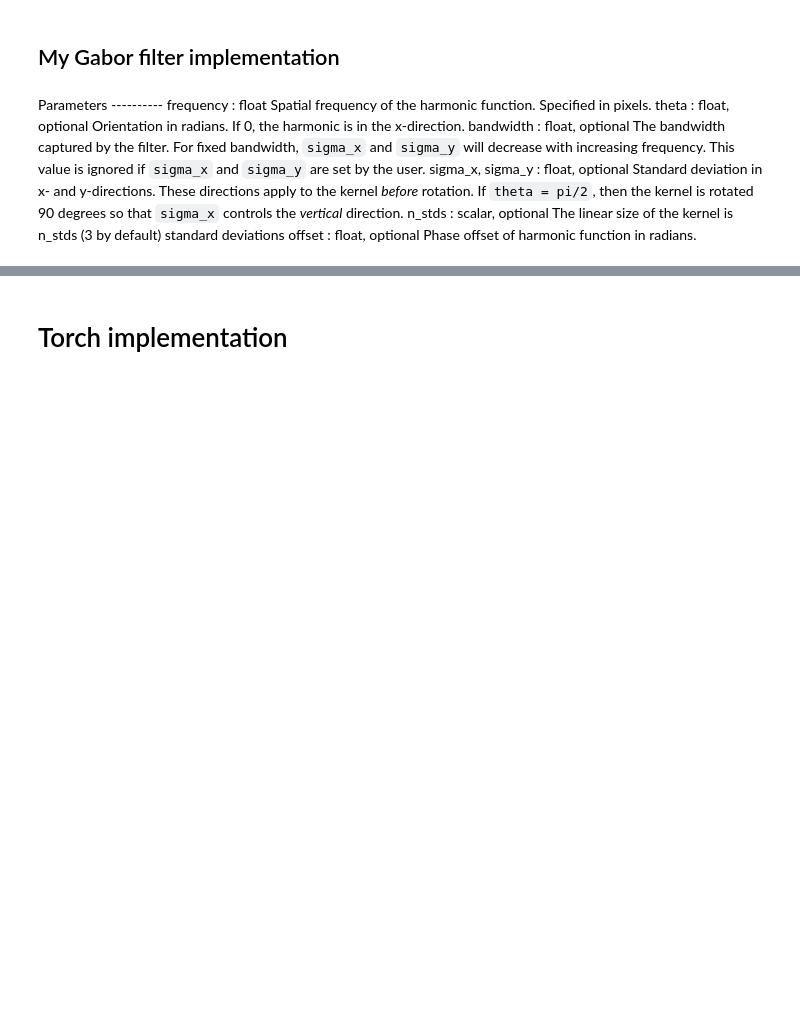
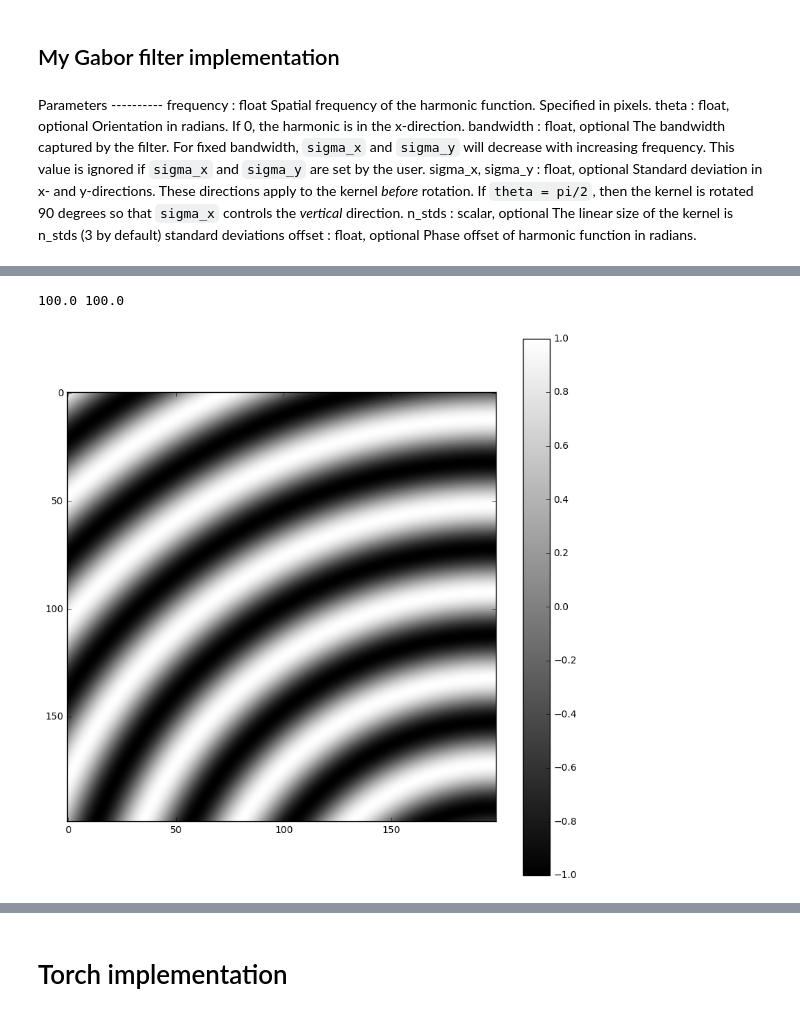
Before and after one commit to iKintosh/GaborNet, a Jupyter notebook: GaborFilter and GaborNet implementation .ipynb, the cells around one changed output, grey strips where cells are left out. Cells and saved outputs as stored; diff of their text form; code cells hidden in the pictures; blank space fills up the shorter version.

```diff
--- a/GaborFilter and GaborNet implementation .ipynb
+++ b/GaborFilter and GaborNet implementation .ipynb
@@ -110,0 +142,9 @@ io.show()
+# %%
+gkm = myGaborKernelCurve(frequency=5/200, sigma_x = 20, sigma_y = 20, theta=np.pi + np.pi/6, size = 200, psi=np.pi, r0 = 1*200)
+plt.figure(figsize = (10,10))        # doctest: +SKIP
+plt.imshow(gkm.real, interpolation='bicubic', cmap = 'gray')
+plt.colorbar()# doctest: +SKIP
+plt.show()
+# %% [output]
+100.0 100.0
+[figure, added]
```
Also changed, not shown: parts of 32 cells of this notebook, 8 other files.
